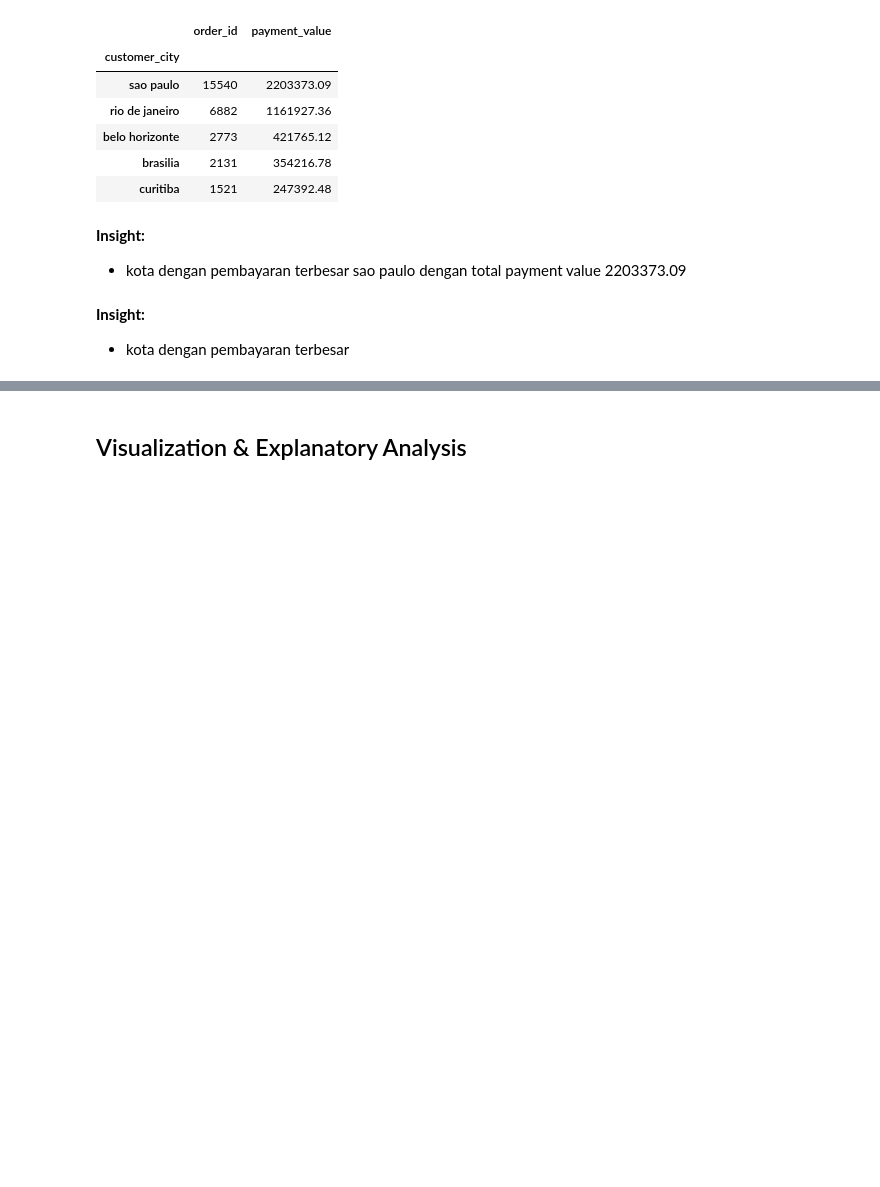
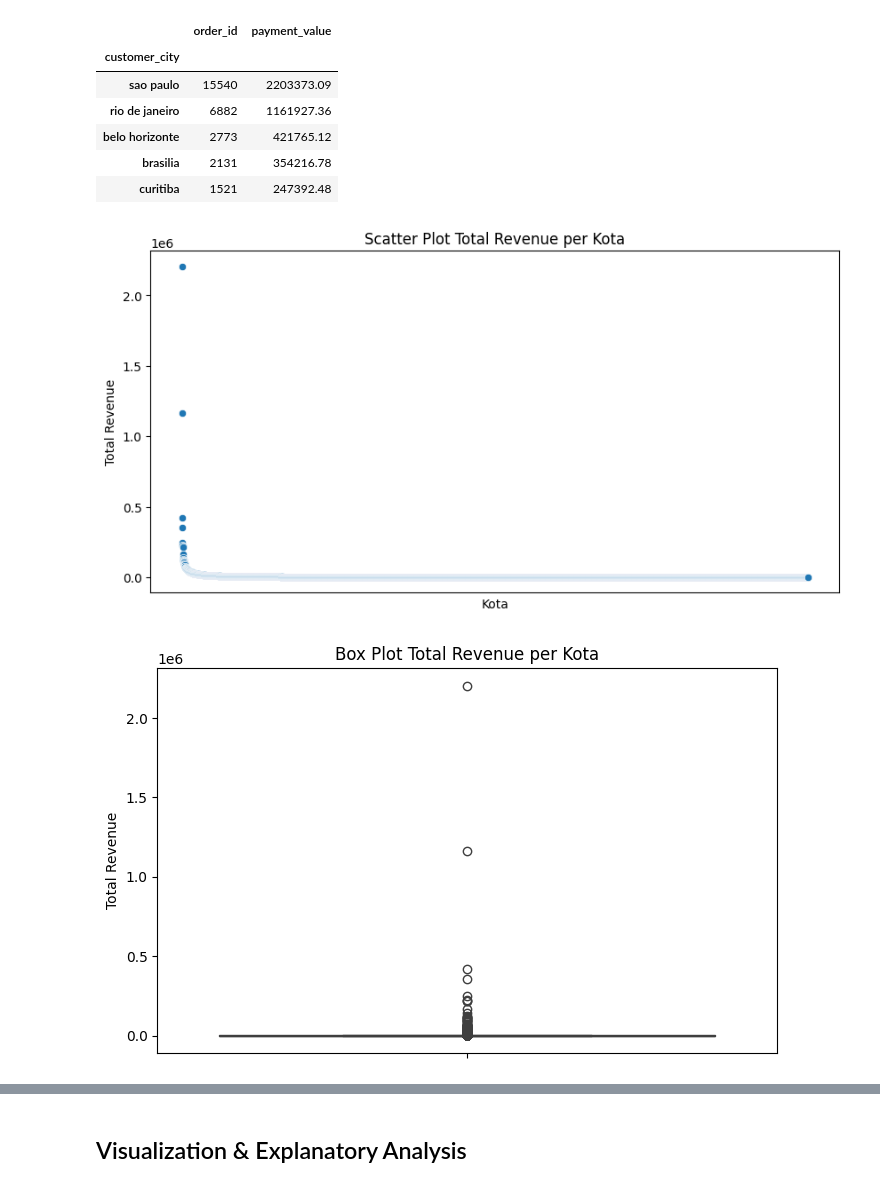
Before and after one commit to deanftrh/DataAnalyticsProject, a Jupyter notebook: notebook.ipynb, the cells around one changed output, grey strips where cells are left out. Cells and saved outputs as stored; diff of their text form; code cells hidden in the pictures; blank space fills up the shorter version.

```diff
--- a/notebook.ipynb
+++ b/notebook.ipynb
@@ -530,9 +575,27 @@ all_df.groupby(by="customer_city").agg({
 | belo horizonte | 2773 | 421765.12 |
 | brasilia | 2131 | 354216.78 |
 | curitiba | 1521 | 247392.48 |
-# %% [markdown]
-**Insight:**
-- kota dengan pembayaran terbesar sao paulo dengan total payment value 2203373.09
-# %% [markdown]
-**Insight:**
-- kota dengan pembayaran terbesar
+# %%
+city_revenue = all_df.groupby(by="customer_city").agg({
+    "order_id": "nunique",
+    "payment_value": "sum",
+}).sort_values(by="payment_value", ascending=False)
+
+# Scatter Plot
+plt.figure(figsize=(10, 5))
+sns.scatterplot(x=city_revenue.index, y=city_revenue["payment_value"])
+plt.xticks([], [])  # Menghilangkan label kota agar tidak terlalu padat
+plt.xlabel("Kota")
+plt.ylabel("Total Revenue")
+plt.title("Scatter Plot Total Revenue per Kota")
+plt.show()
+
+# Box Plot
+plt.figure(figsize=(8, 5))
+sns.boxplot(y=city_revenue["payment_value"])
+plt.ylabel("Total Revenue")
+plt.title("Box Plot Total Revenue per Kota")
+plt.show()
+# %% [output]
+[figure, added]
+[figure, added]
```
Also changed, not shown: parts of 22 cells of this notebook, 4 other files.
